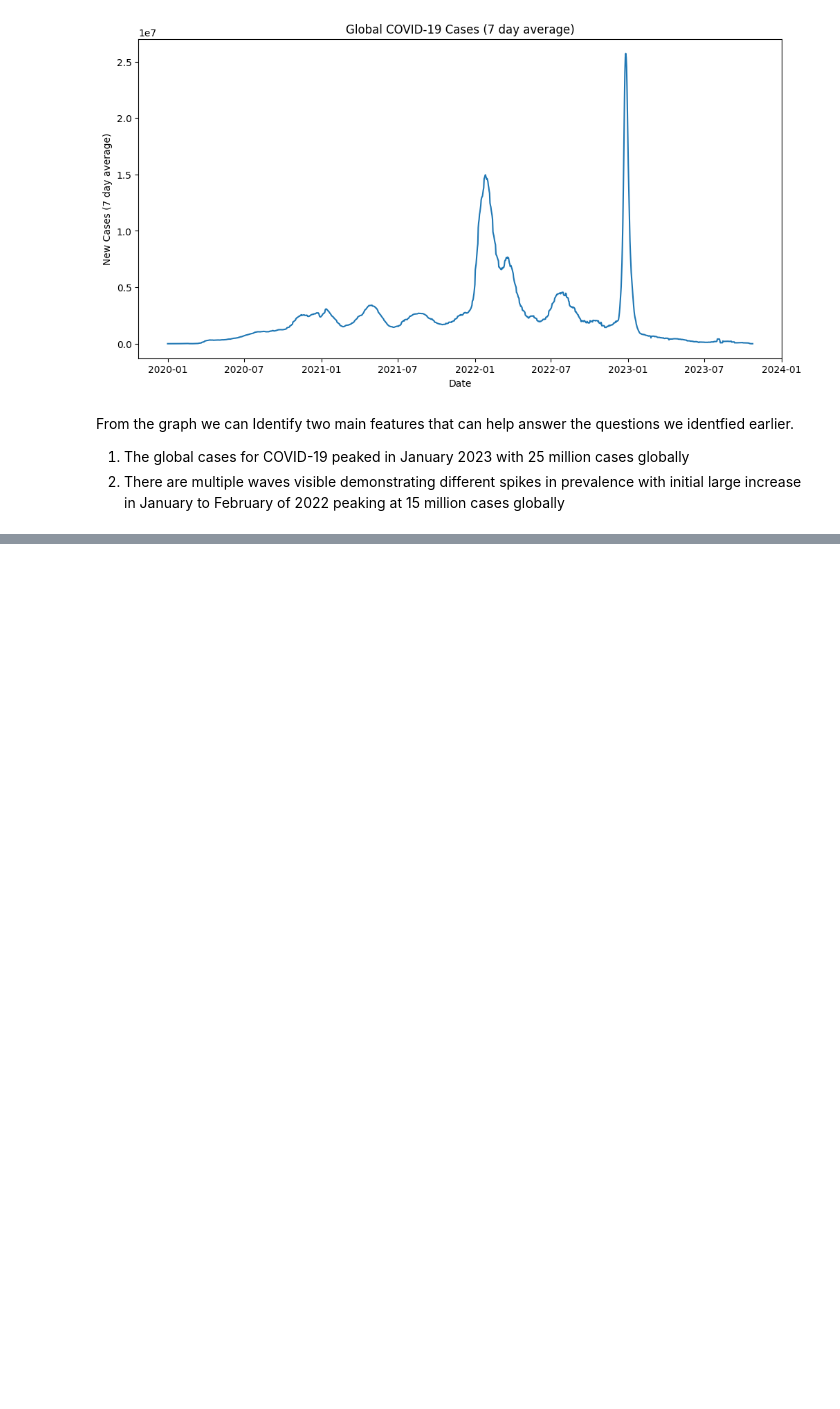
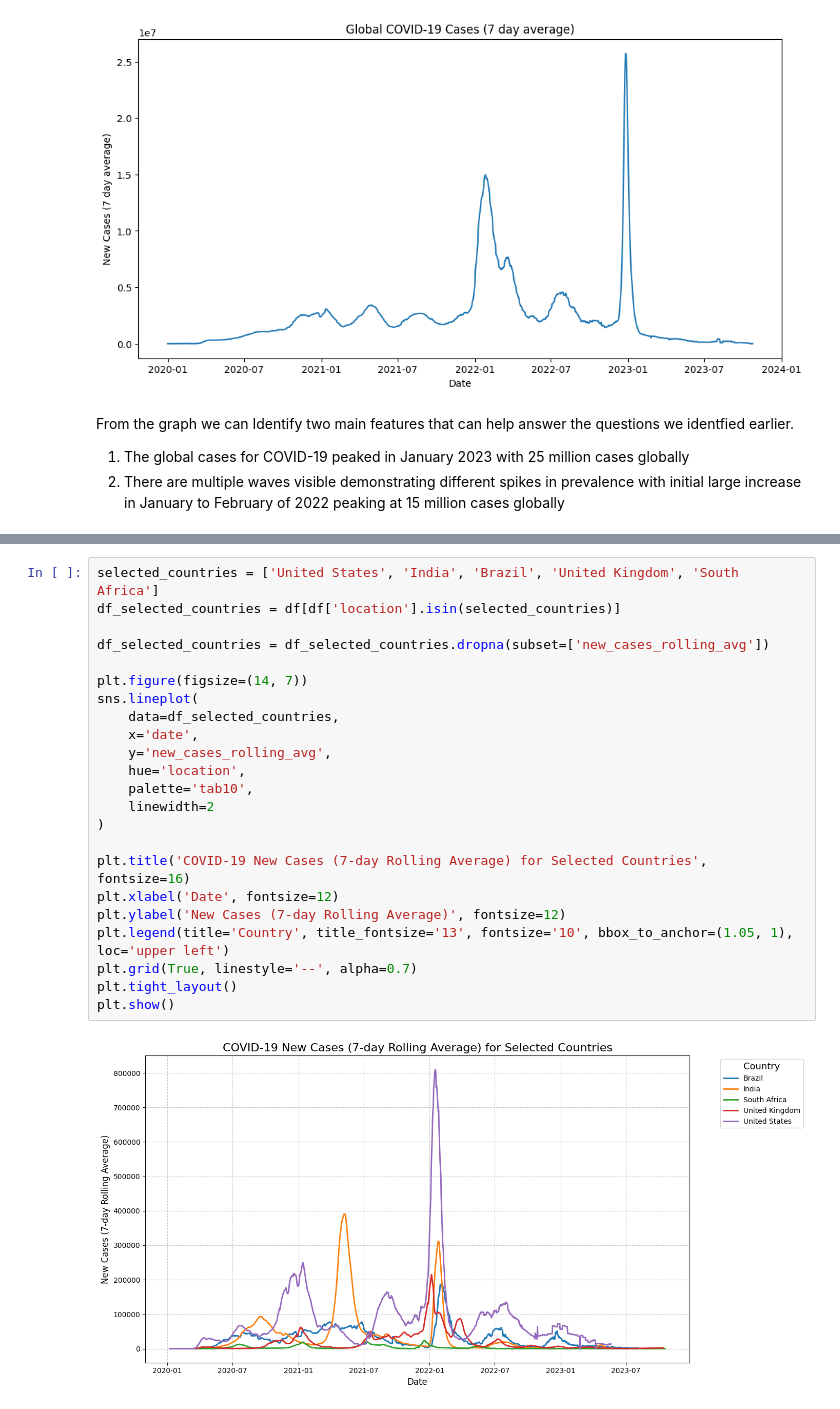
Before and after one commit to jamesharrison2005/Analysis-on-the-Prevalence-of-Covid-19, a Jupyter notebook: Growth_and_prevalence_of_Covid_19.ipynb, the cells around one changed output, grey strips where cells are left out. Saved outputs shown, nothing was run; the diff lists cells and outputs as text; blank space fills up the shorter version.

```diff
--- a/Growth_and_prevalence_of_Covid_19.ipynb
+++ b/Growth_and_prevalence_of_Covid_19.ipynb
@@ -206,0 +255,25 @@ From the graph we can Identify two main features that can help answer the questi
+# %%
+selected_countries = ['United States', 'India', 'Brazil', 'United Kingdom', 'South Africa']
+df_selected_countries = df[df['location'].isin(selected_countries)]
+
+df_selected_countries = df_selected_countries.dropna(subset=['new_cases_rolling_avg'])
+
+plt.figure(figsize=(14, 7))
+sns.lineplot(
+    data=df_selected_countries,
+    x='date',
+    y='new_cases_rolling_avg',
+    hue='location',
+    palette='tab10',
+    linewidth=2
+)
+
+plt.title('COVID-19 New Cases (7-day Rolling Average) for Selected Countries', fontsize=16)
+plt.xlabel('Date', fontsize=12)
+plt.ylabel('New Cases (7-day Rolling Average)', fontsize=12)
+plt.legend(title='Country', title_fontsize='13', fontsize='10', bbox_to_anchor=(1.05, 1), loc='upper left')
+plt.grid(True, linestyle='--', alpha=0.7)
+plt.tight_layout()
+plt.show()
+# %% [output]
+[figure, added]
```
Also changed, not shown: parts of 12 cells of this notebook.
